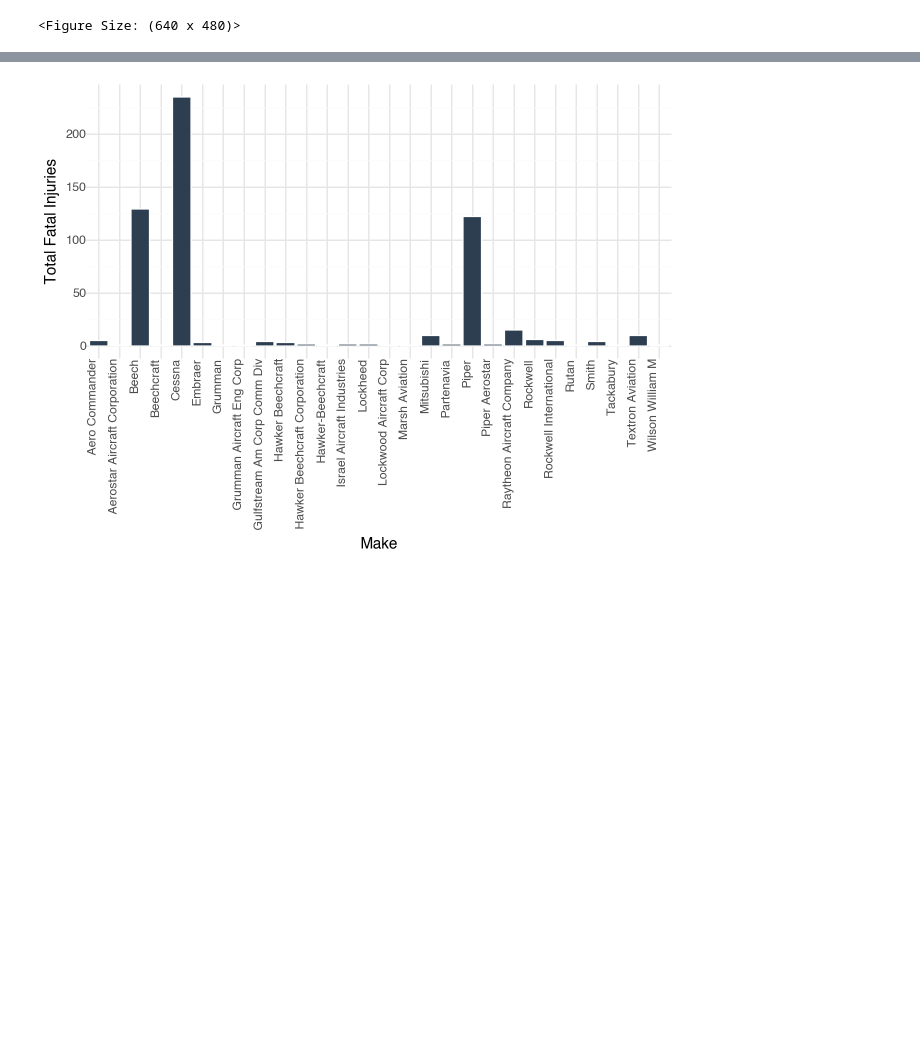
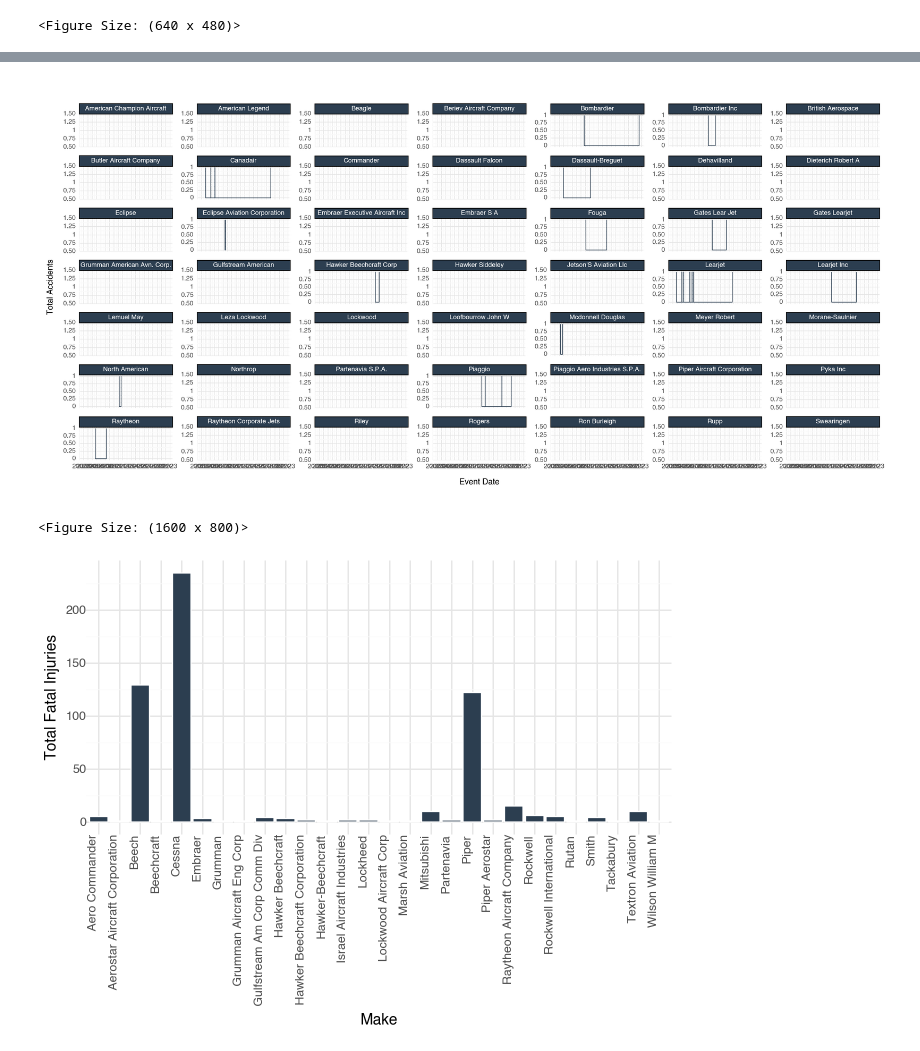
Before and after one commit to orcuncanlilar/aircraft-selection-strategy, a Jupyter notebook: aircraft_selection_strategy.ipynb, the cells around one changed output, grey strips where cells are left out. Cells and saved outputs as stored; diff of their text form; code cells hidden in the pictures; blank space fills up the shorter version.

```diff
--- a/aircraft_selection_strategy.ipynb
+++ b/aircraft_selection_strategy.ipynb
@@ -207,0 +192,3 @@ df2 = aviation_data_filtered_by_top_risky_make[~aviation_data_filtered_by_top_ri
+# %%
+aviation_data_filtered_by_least_risky_injured_score = aviation_data_filtered_by_top_risky_make[~aviation_data_filtered_by_top_risky_make['Make'].isin(temp_df['Make'])]
+aviation_data_filtered_by_least_risky_injured_score['Make'].value_counts()
@@ -207,0 +231,12 @@ df2 = aviation_data_filtered_by_top_risky_make[~aviation_data_filtered_by_top_ri
+# %%
+aviation_data_filtered_by_least_risky_injured_score['Event Date'] = pd.to_datetime(aviation_data_filtered_by_least_risky_injured_score['Event Date'])
+
+# Select the relevant columns and set 'Event Date' as the index
+plot = aviation_data_filtered_by_least_risky_injured_score[['Event Date', 'Make']].set_index('Event Date')
+
+# Group by 'Make' and resample by year, then count the number of rows
+plot = plot.groupby('Make').resample('D').size()
+
+# Display the result
+plot = plot.reset_index(name='Total Accidents')
+plot
@@ -208,3 +257,24 @@ df2 = aviation_data_filtered_by_top_risky_make[~aviation_data_filtered_by_top_ri
+# %%
+ggplot(
+    mapping = aes('Event Date','Total Accidents',color = 'Make'),
+    data = plot
+)\
++ geom_line(color = "#2C3E50")\
++ facet_wrap('Make',scales='free_y')\
++ scale_x_datetime(date_labels = '%Y',date_breaks='1 years')\
++ scale_color_cmap_d()\
++ theme_minimal()\
++ theme(
+    strip_background = element_rect(fill = "#2c3e50"),
+    strip_text       = element_text(color = "white"),
+    legend_position = 'none',
+    figure_size = (16,8),
+    subplots_adjust = {'wspace' : 0.25},
+    plot_title = element_text(ha='center')
+)
+# %% [output]
+[figure, added]
+<Figure Size: (1600 x 800)>
 # %%
 # fatality rate by model
 fatality_rate_by_make = aviation_data[['Make','Total Fatal Injuries']]\
```
Also changed, not shown: parts of 12 cells of this notebook.
